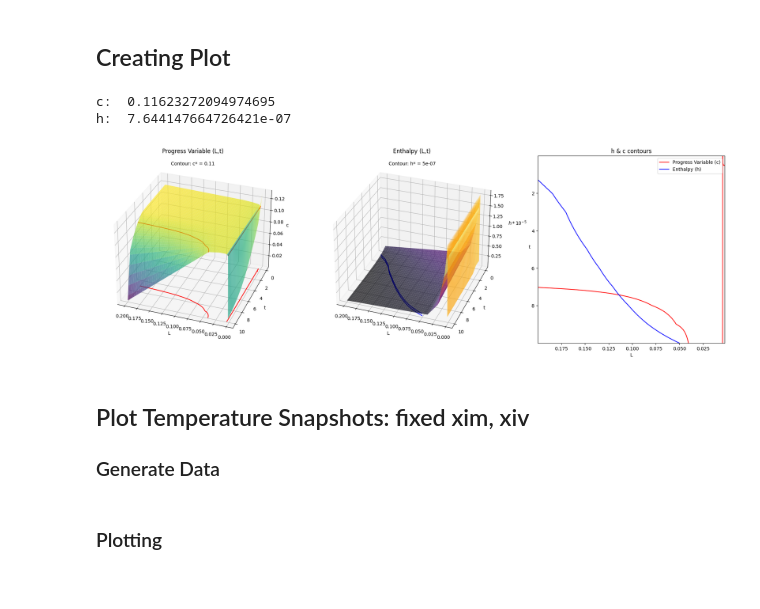
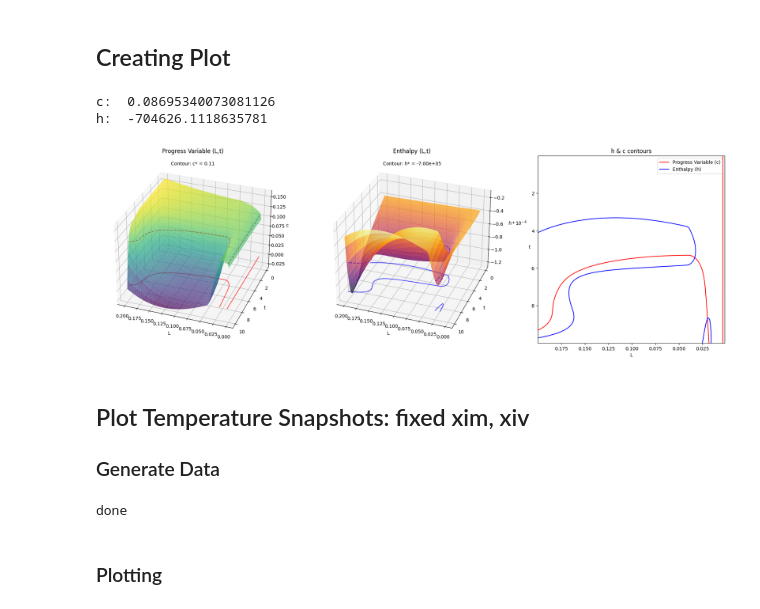
Before and after one commit to jwp91/TableMaker, a Jupyter notebook: flameTableMaker_workspace.ipynb, the cells around one changed output. Drawn from its saved outputs; the diff is of its cells as text; code cells hidden in the pictures.

```diff
--- a/flameTableMaker_workspace.ipynb
+++ b/flameTableMaker_workspace.ipynb
@@ -199,21 +171,23 @@ Lines = Table""")
 #Table Test: time the creation of a temperature table
 import time
 
-Lvals = [0.002, 0.004, 0.006, 0.008, 0.02, 0.04, 0.2]
+path = r"./aPriori/TNF"
+Lvals = [0.00135, 0.0014, 0.0016, 0.002, 0.004, 0.006, 0.008, 0.02, 0.04, 0.2]
 tvals = np.arange(0,11,1)
-path = r"./data"
+
+data_output = tm2.get_data_files(path, Lvals, tvals)
 
 #----- Create T Table
-phi = 'T'
 start = time.process_time()
-table, indices = tableMaker.makeLookupTable(path, Lvals, tvals, phi)
+table, indices = tm2.makeLookupTable(path, Lvals, tvals, phi='T',
+                                           get_data_files_output = data_output)
 elapsed = (time.process_time()-start)
 print(f"Time elapsed to process temperature table = {elapsed:.2f} seconds")
 
 #----- Creatte h & c tables
-phi = 'h'
-h_table, h_indices = tableMaker.makeLookupTable(path, Lvals, tvals, phi)
-phi = 'c'
-c_table, c_indices = tableMaker.makeLookupTable(path, Lvals, tvals, phi)
+h_table, h_indices = tm2.makeLookupTable(path, Lvals, tvals, phi='h',
+                                           get_data_files_output = data_output)
+c_table, c_indices = tm2.makeLookupTable(path, Lvals, tvals, phi='c',
+                                           get_data_files_output = data_output)
 print('h & c tables complete')
 # %% [output]
@@ -369,17 +352,17 @@ print("h: ", hknown)
 fig = plt.figure(figsize = (20,20))
 ccol = 'r'
 hcol = 'b'
-alp = 0.7 #transparency
+alpha = 0.7 #transparency
 #plt.rcParams.update({'font.size': 10})  #global font size update
 
 #----- Plot Progress Variable
 ax = fig.add_subplot(131, projection='3d')
-ax.plot_surface(x,y,cs, cmap='viridis', alpha = alp)
+ax.plot_surface(x,y,cs, cmap='viridis', alpha = alpha)
 
 #Add contours
 cval = 0.11
-contour_lines = ax.contour(x, y, cs, zdir='z', levels=[cval], colors=ccol)
-contour_bottom = ax.contour(x, y, cs, zdir='z', levels=[cval], colors=ccol, offset = 0)
+contour_lines = ax.contour(x, y, cs, zdir='z', levels=[cval], colors=ccol, linestyles = 'dashed')
+contour_bottom = ax.contour(x, y, cs, zdir='z', levels=[cval], colors=ccol, offset = 0, alpha = alpha, linestyles = 'solid')
 
 #Formatting
 ax.set_title("Progress Variable (L,t)")
@@ -391,54 +374,57 @@ ax.view_init(30, 110)
 
 #----- Plot Enthalpy
 ax = fig.add_subplot(132, projection='3d')
-ax.plot_surface(x,y,hs, cmap='inferno', alpha = alp)
+ax.plot_surface(x,y,hs, cmap='inferno', alpha = alpha)
 
 #Add contours
-hval = 5e-7
-contour_lines = ax.contour(x, y, hs, zdir='z', levels=[hval], colors=hcol)
-contour_bottom = ax.contour(x, y, hs, zdir='z', levels=[hval], colors=hcol, offset = 0)
+hval = -7e5
+contour_lines = ax.contour(x, y, hs, zdir='z', levels=[hval], colors=hcol, linestyles = 'dashed')
+limits = ax.get_zlim()
+Zrange = np.abs(limits[1]-limits[0])
+contour_bottom = ax.contour(x, y, hs, zdir='z', levels=[hval], colors=hcol, offset = -Zrange, alpha = alpha, linestyles = 'solid')
 
 #Formatting
 ax.set_title("Enthalpy (L,t)")
-ax.text2D(0.5, 0.95, f'Contour: h* = {hval}', transform=ax.transAxes, ha='center')
+ax.text2D(0.5, 0.95, f'Contour: h* = {hval:.2e}', transform=ax.transAxes, ha='center')
 ax.set_xlabel("L")
 #ax.set_xticks(np.arange(Lbounds[0], Lbounds[1], 0.04))
 ax.set_ylabel("t")
 ax.zaxis.set_rotate_label(False)
-ax.set_zlabel(r"$h*10^{-5}$", rotation = 0, labelpad = 20)
+ax.set_zlabel(r"$h*10^{-4}$", rotation = 0, labelpad = 20)
 ax.view_init(30, 110)
+ax.ticklabel_format(axis = 'z', style = 'scientific', useMathText = True)
 
 #----- Plot Projections Only
 ax = fig.add_subplot(133)
 
 #Get projection data
-cproj = ax.contour(x,y,cs, levels = [cval], colors = ccol)
-hproj = ax.contour(x,y,hs, levels = [hval], colors = hcol)
+cproj = ax.contour(x,y,cs, levels = [cval], colors = ccol, linestyles = 'solid')
+hproj = ax.contour(x,y,hs, levels = [hval], colors = hcol, linestyles = 'solid')
 contour_aspect = (Lbounds[1]-Lbounds[0])/(tbounds[1]-tbounds[0])
 ax.set_aspect(contour_aspect)
 ax.set_title("h & c contours")
 ax.set_xlabel("L")
 ax.set_ylabel("t", rotation = 0)
 ax.invert_xaxis()
 ax.invert_yaxis()
 legend_elements = [
     Line2D([0], [0], color=ccol, label="Progress Variable (c)"),
     Line2D([0], [0], color=hcol, label="Enthalpy (h)")
 ]
 
 #----- Add legend with the proxy artists
 ax.legend(handles=legend_elements)
 
 #----- Save and show final result
 plt.tight_layout(pad = 5)
-save = False
+save = True
 if save:
     plt.savefig(f'3DplotsANDcontour_c_{cval}_h_{hval:.0e}.png',bbox_inches='tight')  # Save as a PNG file
 plt.show();
 # %% [output]
-c:  0.11623272094974695
-h:  7.644147664726421e-07
+c:  0.08695340073081126
+h:  -704626.1118635781
-[figure, old version]
+[figure, new version]
 # %% [markdown]
 ## Plot Temperature Snapshots: fixed xim, xiv
 ### Generate Data
@@ -455,6 +441,10 @@ Ts = np.zeros_like(x)
 for i in range(num_points):
     for j in range(num_points):
         Ts[i, j] = It(xim, xiv, xT[i, j], yT[i, j])
+
+print('done')
+# %% [output]
+done
 # %% [markdown]
 ### Plotting
 # %%
```
Also changed, not shown: parts of 20 cells of this notebook, 5 other files.
